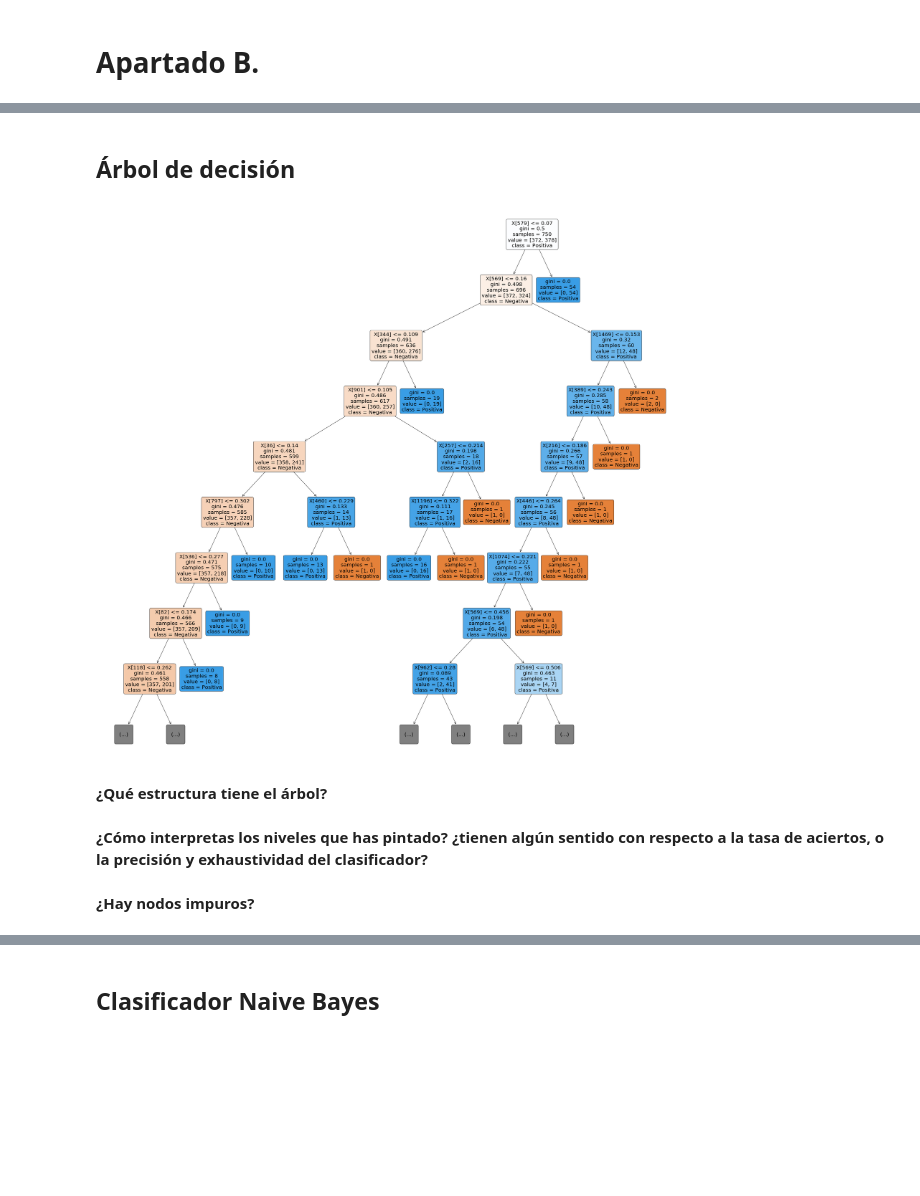
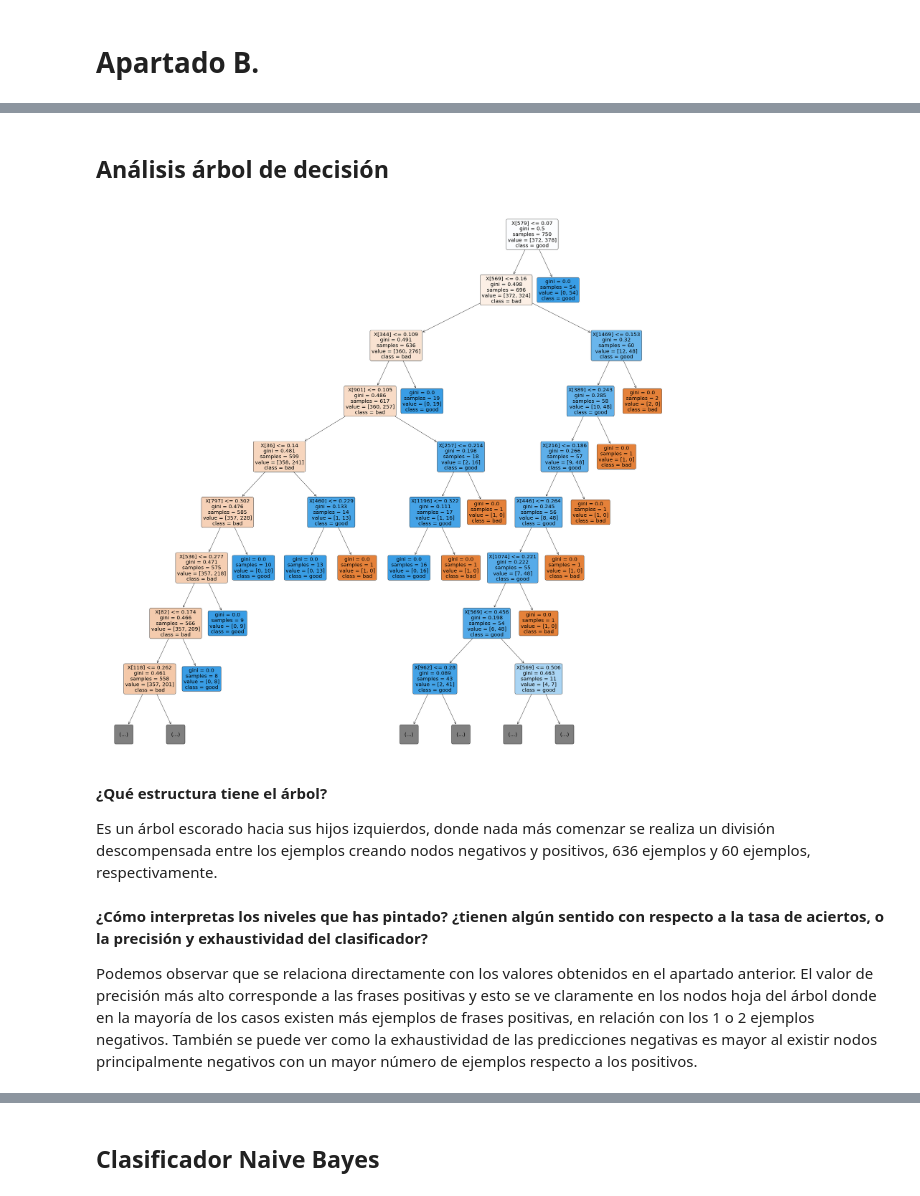
Before and after one commit to FrederickBor/IA2, a Jupyter notebook: Practica2/Practica_2_1.ipynb, the cells around one changed output, grey strips where cells are left out. Cells and saved outputs as stored; diff of their text form; code cells hidden in the pictures; blank space fills up the shorter version.

```diff
--- a/Practica2/Practica_2_1.ipynb
+++ b/Practica2/Practica_2_1.ipynb
@@ -70,6 +72,11 @@ import matplotlib.pyplot as plt
 # %%
 # Read the dataset
 data = pd.read_csv('Datos/yelp_labelled.txt', sep="\t", header=None)
+
+data.columns = ['data','type']
+dic_target = {0 : 'bad', 1 : 'good'}
+data['type'] = data['type'].map(dic_target)
+
 train, test = tts(data, train_size=0.75, test_size=0.25, random_state=42)
 # %%
 # Show the data
@@ -484,7 +491,7 @@ Como podemos observar, añadir los parametros para que funcione con bolsa de pal
 # %%
 vectorizer8 = CountVectorizer(stop_words='english', binary=False, ngram_range=(1,1))
 
-train_vector_data8=vectorizer8.fit_transform(train[0])
+train_vector_data8=vectorizer8.fit_transform(train['data'])
 
 tfidfer8= TfidfTransformer()
 
@@ -494,21 +501,21 @@ train_preprocessed8=tfidfer8.fit_transform(train_vector_data8)
 # Tomamos los textos del conjunto de test y los transformamos en una matriz
 # de palabras. Al usar "transform" toma como referencia únicamente las palabras
 # encontradas en el conjunto de entrenamiento
-test_vector_data8=vectorizer8.transform(test[0])
+test_vector_data8=vectorizer8.transform(test['data'])
 # Calculamos el valor TF-IDF
 # Al usar "transform" toma como IDF el del conjunto de entrenamiento
 test_preprocessed8=tfidfer8.transform(test_vector_data8)
 # %%
 # Creamos el clasificador con los valores por defecto
 tree_classifier3 = tree.DecisionTreeClassifier(random_state=42)
-tree_classifier3.fit(train_preprocessed8, train[1])
+tree_classifier3.fit(train_preprocessed8, train['type'])
 
 tree_train_predictions3 = tree_classifier3.predict(train_preprocessed8)
 tree_test_predictions3 = tree_classifier3.predict(test_preprocessed8)
 
 
-print("Árbol, porcentaje de aciertos en entrenamiento:", np.mean(tree_train_predictions3 == train[1]))
-print("Árbol, porcentaje de aciertos en test:", np.mean(tree_test_predictions3 == test[1]))
+print("Árbol, porcentaje de aciertos en entrenamiento:", np.mean(tree_train_predictions3 == train['type']))
+print("Árbol, porcentaje de aciertos en test:", np.mean(tree_test_predictions3 == test['type']))
 # %% [output]
 Árbol, porcentaje de aciertos en entrenamiento: 0.9973333333333333
 Árbol, porcentaje de aciertos en test: 0.696
@@ -734,15 +750,17 @@ weighted avg       0.70      0.70      0.69       250
 # %% [markdown]
-## **Árbol de decisión**
+## Análisis árbol de decisión
 # %%
 # Vamos a mostrar el árbol de decisión generado usando plot_tree
 plt.figure(figsize=(40,40))
-plot_tree(tree_classifier, filled=True, class_names=["Negativa", "Positiva"], rounded=True, max_depth=8)
+plot_tree(tree_classifier, filled=True, class_names=["bad", "good"], rounded=True, max_depth=8)
 plt.show()
 # %% [output]
-[figure, old version]
+[figure, new version]
-# %% [markdown]
-**¿Qué estructura tiene el árbol?**
-# %% [markdown]
-**¿Cómo interpretas los niveles que has pintado? ¿tienen algún sentido con respecto a la tasa de aciertos, o la precisión y exhaustividad del clasificador?**
-# %% [markdown]
-**¿Hay nodos impuros?**
+# %% [markdown]
+**¿Qué estructura tiene el árbol?**
+
+Es un árbol escorado hacia sus hijos izquierdos, donde nada más comenzar se realiza un división descompensada entre los ejemplos creando nodos negativos y positivos, 636 ejemplos y 60 ejemplos, respectivamente.
+# %% [markdown]
+**¿Cómo interpretas los niveles que has pintado? ¿tienen algún sentido con respecto a la tasa de aciertos, o la precisión y exhaustividad del clasificador?**
+
+Podemos observar que se relaciona directamente con los valores obtenidos en el apartado anterior. El valor de precisión más alto corresponde a las frases positivas y esto se ve claramente en los nodos hoja del árbol donde en la mayoría de los casos existen más ejemplos de frases positivas, en relación con los 1 o 2 ejemplos negativos. También se puede ver como la exhaustividad de las predicciones negativas es mayor al existir nodos principalmente negativos con un mayor número de ejemplos respecto a los positivos.
```
Also changed, not shown: parts of 66 cells of this notebook.
